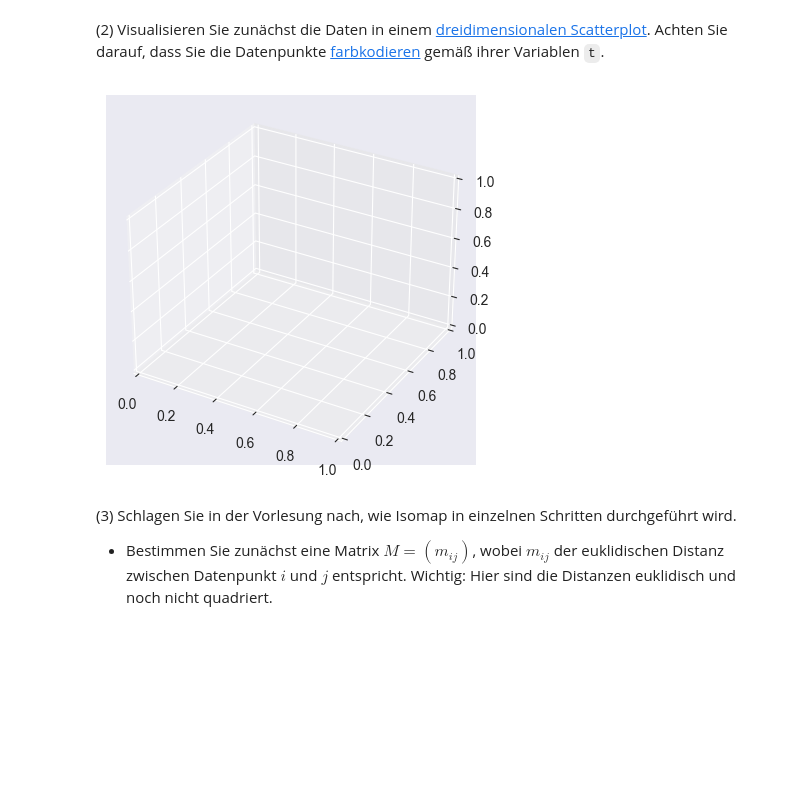
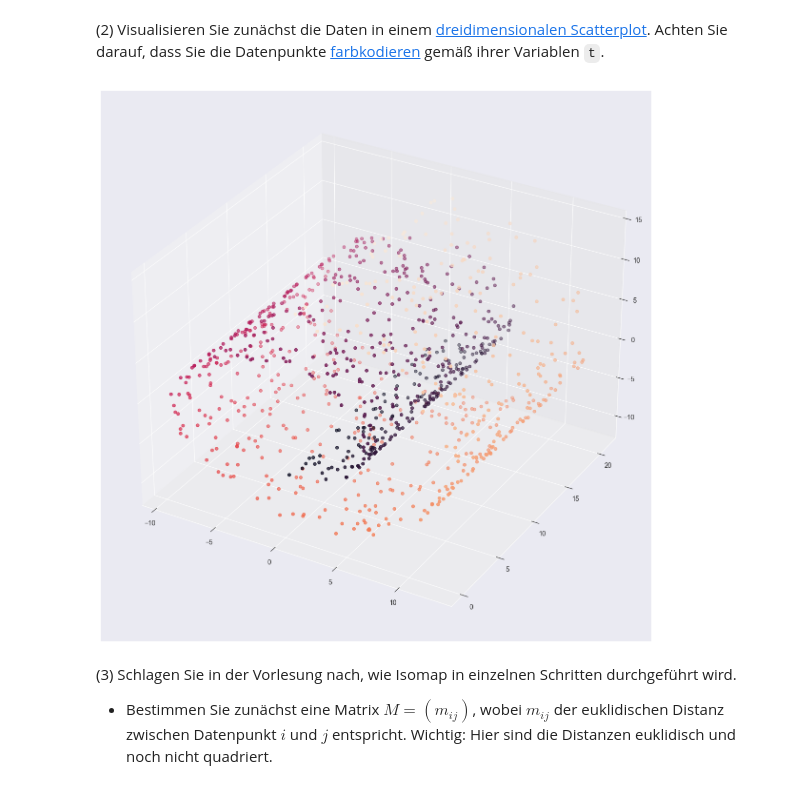
Before and after one commit to cortex359/ds.ss24, a Jupyter notebook: 07/TSRI-7.ipynb, the cells around one changed output. Cells and saved outputs as stored; diff of their text form; code cells hidden in the pictures; blank space fills up the shorter version.

```diff
--- a/07/TSRI-7.ipynb
+++ b/07/TSRI-7.ipynb
@@ -193,10 +194,12 @@ X, t = make_swiss_roll(1000, random_state=100)  # X: Koordinaten, t: Variable, d
 # %% [markdown]
 (2) Visualisieren Sie zunächst die Daten in einem [dreidimensionalen Scatterplot](https://jakevdp.github.io/PythonDataScienceHandbook/04.12-three-dimensional-plotting.html). Achten Sie darauf, dass Sie die Datenpunkte [farbkodieren](https://matplotlib.org/stable/api/_as_gen/matplotlib.pyplot.scatter.html) gemäß ihrer Variablen `t`.
 # %%
-fig = plt.figure()
+fig = plt.figure(figsize=(20, 15))
 ax = plt.axes(projection='3d')
+ax.scatter(X[:, 0], X[:, 1], X[:, 2], c=t)
+plt.show()
 # %% [output]
-[figure, old version]
+[figure, new version]
 # %% [markdown]
 (3) Schlagen Sie in der Vorlesung nach, wie Isomap in einzelnen Schritten durchgeführt wird.
 
```
Also changed, not shown: parts of 3 cells of this notebook.
